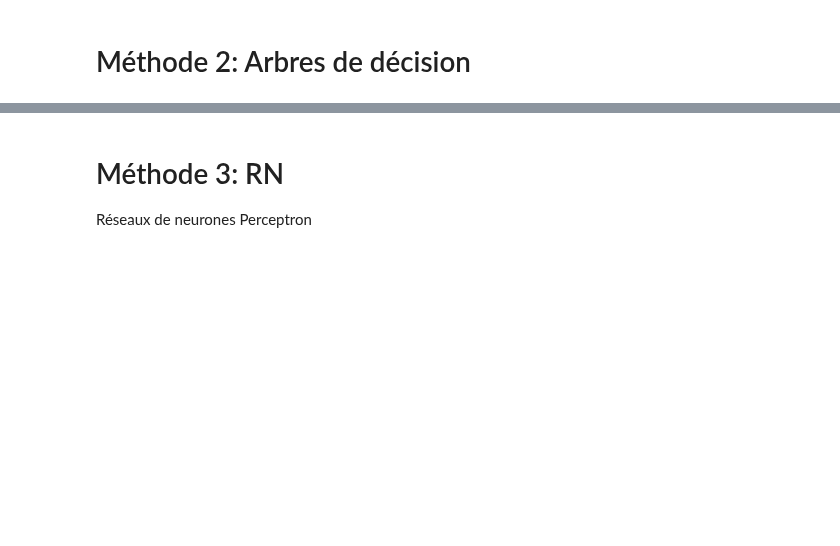
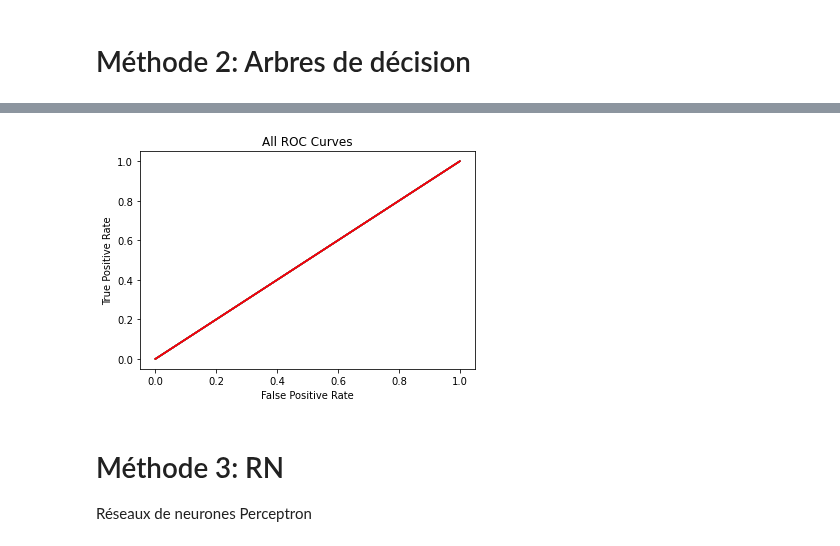
Before and after one commit to IliesChibane/TP-IARN, a Jupyter notebook: TP1/TP_1_Mesures_de_performance.ipynb, the cells around one changed output, grey strips where cells are left out. Drawn from its saved outputs; the diff is of its cells as text; code cells hidden in the pictures; blank space fills up the shorter version.

```diff
--- a/TP1/TP_1_Mesures_de_performance.ipynb
+++ b/TP1/TP_1_Mesures_de_performance.ipynb
@@ -377,3 +389,8 @@ Specificty mean =  0.9721121981623397
+# %%
+y_score = model.predict_proba(Xtt)
+ROC(Ytt, y_pred, y_score)
+# %% [output]
+[figure, added]
 # %% [markdown]
 # Méthode 3: RN
 Réseaux de neurones Perceptron
```
Also changed, not shown: parts of 22 cells of this notebook.
